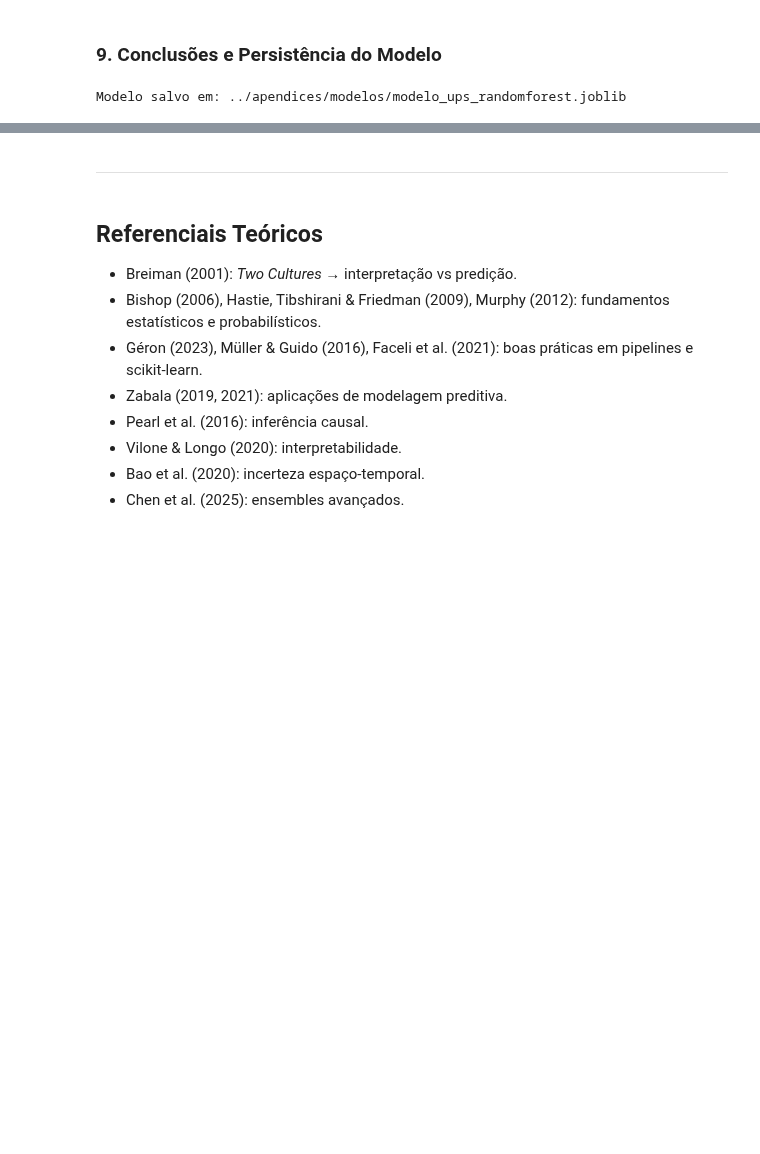
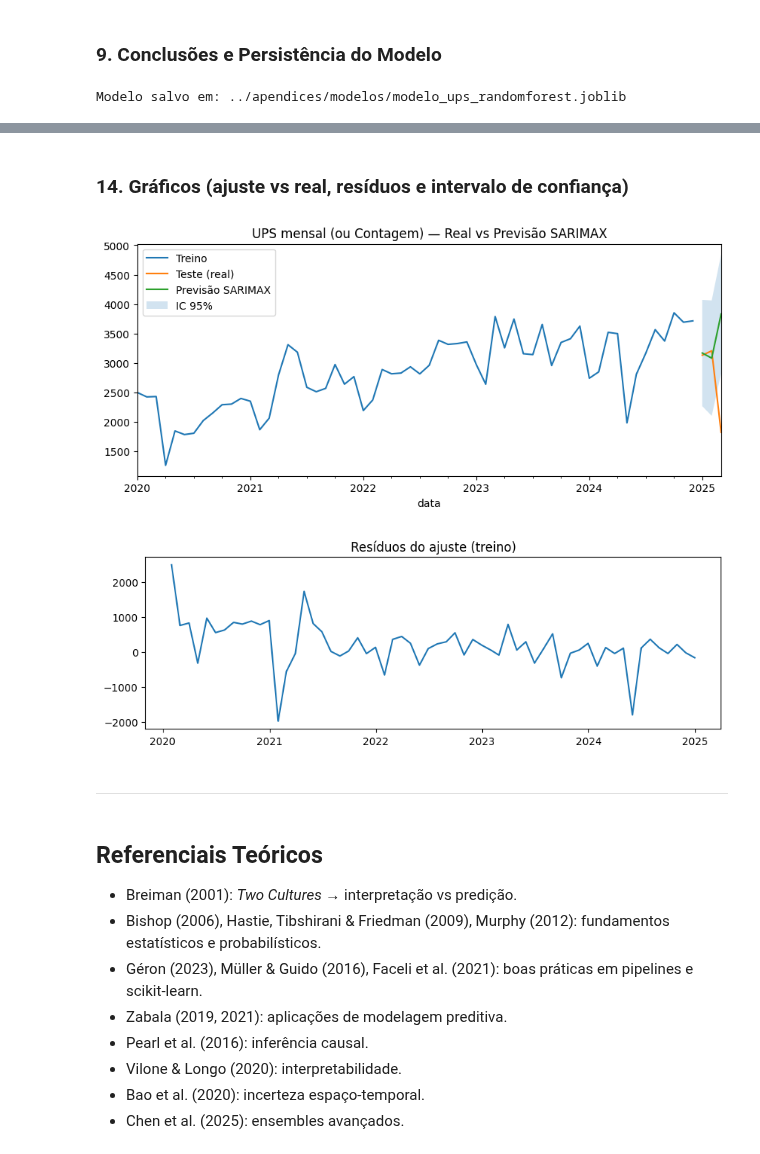
Before and after one commit to nandasiq/acidentes-poa, a Jupyter notebook: notebooks/04_modelagem.ipynb, the cells around one changed output, grey strips where cells are left out. Cells and saved outputs as stored; diff of their text form; code cells hidden in the pictures; blank space fills up the shorter version.

```diff
--- a/notebooks/04_modelagem.ipynb
+++ b/notebooks/04_modelagem.ipynb
@@ -397,3 +598,44 @@ else:
+# %% [markdown]
+### 14. Gráficos (ajuste vs real, resíduos e intervalo de confiança)
+# %%
+# === Célula 14 — Gráficos (corrigida e robusta) ===
+import matplotlib.pyplot as plt
+
+# Constrói previsão alinhada ao índice do teste
+# força o tamanho a bater com y_test
+y_hat_arr = np.asarray(y_hat).ravel()[:len(y_test)]
+y_hat_series = pd.Series(y_hat_arr, index=y_test.index)
+
+fig, ax = plt.subplots(figsize=(10,4))
+y_train.plot(ax=ax, label="Treino")
+y_test.plot(ax=ax, label="Teste (real)")
+y_hat_series.plot(ax=ax, label="Previsão SARIMAX")
+
+# Intervalo de confiança (mesmo alinhamento)
+try:
+    conf_int_df = pd.DataFrame(conf_int.values[:len(y_test)],
+                               index=y_test.index,
+                               columns=conf_int.columns)
+    ax.fill_between(conf_int_df.index,
+                    conf_int_df.iloc[:,0],
+                    conf_int_df.iloc[:,1],
+                    alpha=0.2, label="IC 95%")
+except Exception as e:
+    print("Aviso: não foi possível plotar IC:", e)
+
+ax.set_title("UPS mensal (ou Contagem) — Real vs Previsão SARIMAX")
+ax.legend()
+plt.show()
+
+# Resíduos do treino
+resid = res.resid
+fig, ax = plt.subplots(figsize=(10,3))
+ax.plot(resid)
+ax.set_title("Resíduos do ajuste (treino)")
+plt.show()
+# %% [output]
+[figure, added]
+[figure, added]
 # %% [markdown]
 ---------
 # %% [markdown]
```
Also changed, not shown: parts of 7 cells of this notebook, 2 other files.
